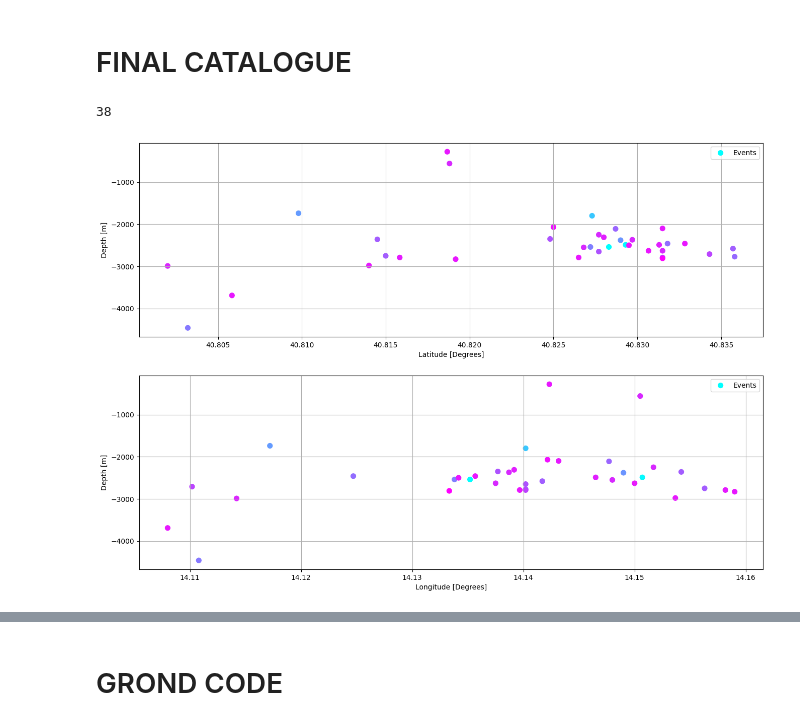
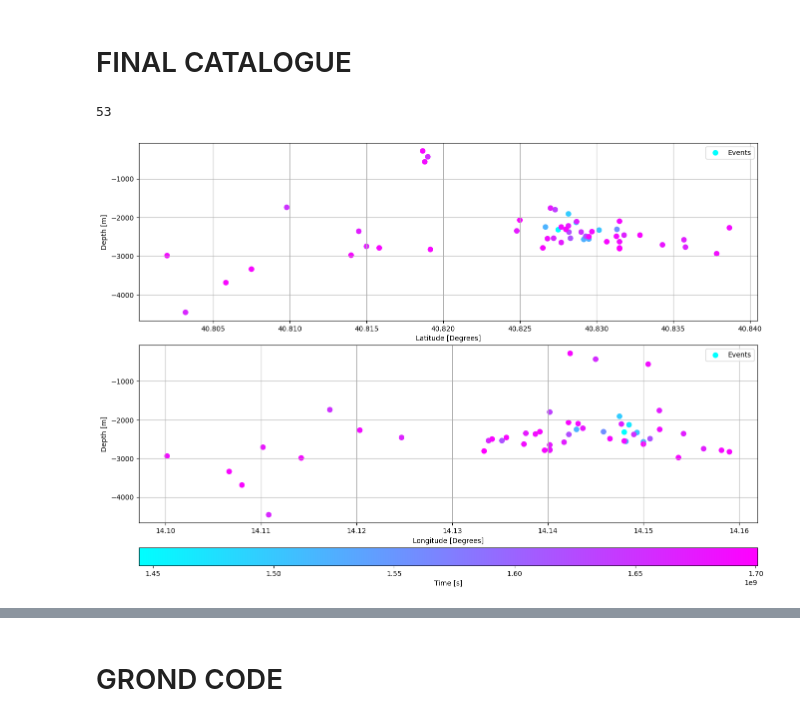
Before and after one commit to giacomorapagnani/FLEGREI_moment_tensor, a Jupyter notebook: codes/pyrocko_plot_cat.ipynb, the cells around one changed output, grey strips where cells are left out. Saved outputs shown, nothing was run; the diff lists cells and outputs as text; code cells hidden in the pictures.

```diff
--- a/codes/pyrocko_plot_cat.ipynb
+++ b/codes/pyrocko_plot_cat.ipynb
@@ -334,11 +336,11 @@ if save_fig4:
 # %% [markdown]
 # FINAL CATALOGUE
 # %%
-catname_final = os.path.join(catdir, 'catologue_flegrei_mag2_5.pf')
+catname_final = os.path.join(catdir, 'catologue_flegrei_new_mag2_5.pf')
 events_final = model.load_events(catname_final)
 len(events_final)
 # %% [output]
-38
+53
 # %%
 lat= [ev.lat for ev in events_final]
 
@@ -354,39 +356,43 @@ import matplotlib as mpl
 save_fig5=False
 
 # Creazione della figura e dei subplot
-fig, axs = plt.subplots(2, 1, figsize=(16, 11), sharex=False)
+fig, axs = plt.subplots(3, 1, figsize=(16, 11), height_ratios=[3,3,0.3], sharex=False)
 colmap = mpl.cm.cool
+norm = mpl.colors.Normalize(vmin=int(min(time)), vmax=int(max(time)))
 
 # Plot per il primo subplot
 axs[0].scatter(num.array(lat[1:]),
                 -num.array(d[1:]),
                 label='Events', s=50, cmap=colmap, c=num.array(time[1:]))
 axs[0].set_ylabel('Depth [m]')
 axs[0].grid(True)
 axs[0].set_xlabel('Latitude [Degrees]')
 axs[0].legend()
 
 # Plot per il secondo subplot
 axs[1].scatter(num.array(lon[1:]),
                 -num.array(d[1:]),
                 label='Events', s=50, cmap=colmap, c=num.array(time[1:]) )
 axs[1].set_ylabel('Depth [m]')
 axs[1].grid(True)
 axs[1].set_xlabel('Longitude [Degrees]')
 axs[1].legend()
 
+fig.colorbar( mpl.cm.ScalarMappable(norm=norm, cmap=colmap) ,
+             cax=axs[2], orientation='horizontal', label='Time [s]')
+
 if save_fig5:
     figdir=os.path.join(plot_dir, 'CAT_MAG2_5')
     figname = os.path.join(figdir, 'catologue_flegrei_cross_section.pdf')
     if os.path.isfile(figname):
         os.remove(figname)
 
     plt.savefig(figname)
     figdir=os.path.join(plot_dir, 'CAT_MAG2_5')
     figname_svg = os.path.join(figdir, 'catologue_flegrei_cross_section.svg')
     if os.path.isfile(figname_svg):
         os.remove(figname_svg)
 
     plt.savefig(figname_svg)
 # %% [output]
-[figure, old version]
+[figure, new version]
```
Also changed, not shown: parts of 3 cells of this notebook, 6 other files.
